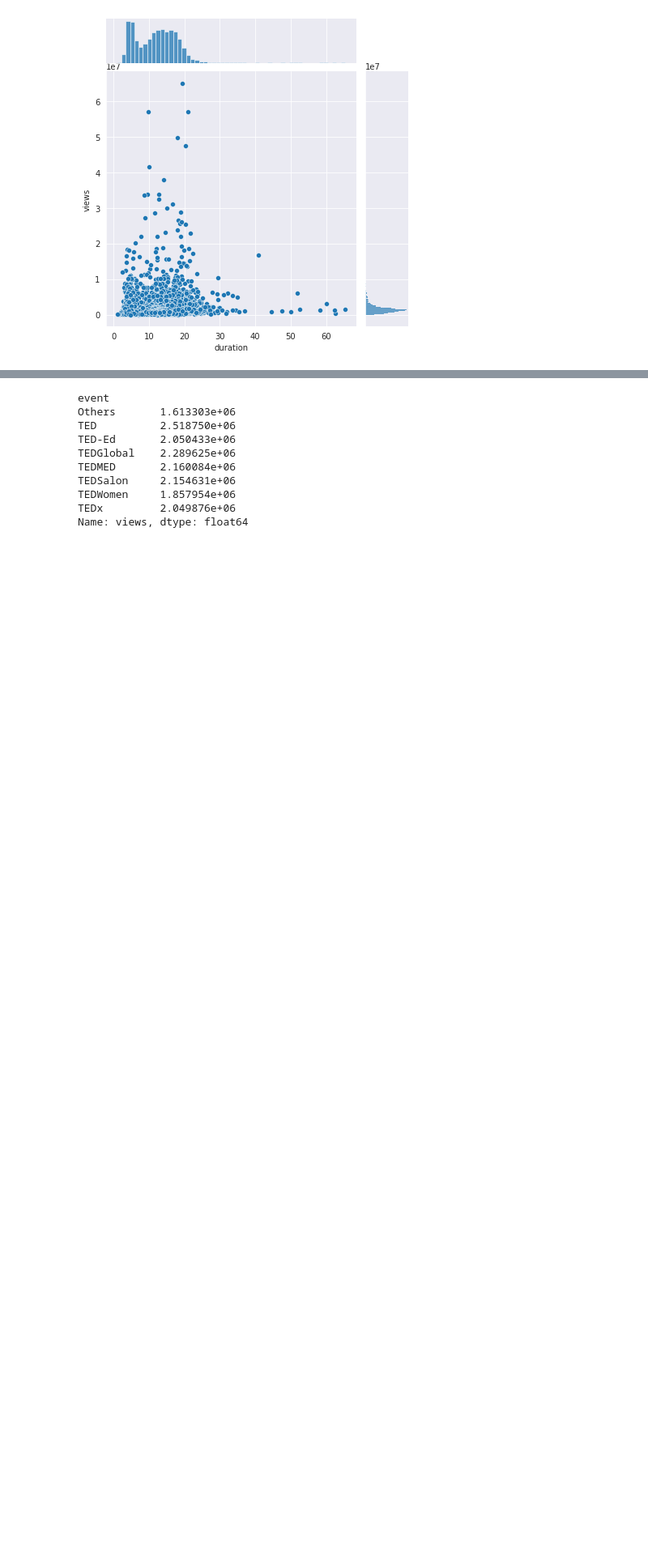
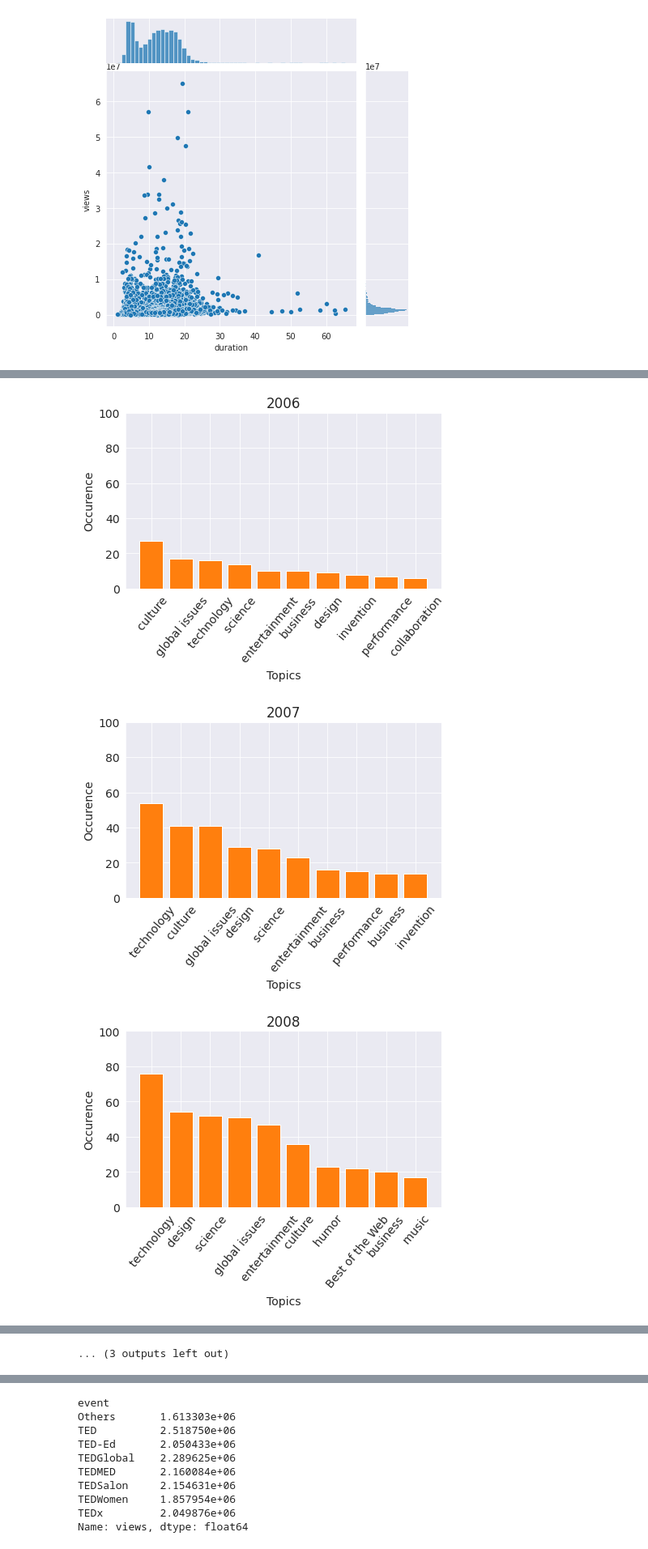
Before and after one commit to ankitbittu/Ted-talk-views-prediction, a Jupyter notebook: Copy_of_Ted_talk_views_prediction.ipynb, the cells around one changed output, grey strips where cells are left out. Shown at 81% size. Drawn from its saved outputs; the diff is of its cells as text; code cells hidden in the pictures; blank space fills up the shorter version.

```diff
--- a/Copy_of_Ted_talk_views_prediction.ipynb
+++ b/Copy_of_Ted_talk_views_prediction.ipynb
@@ -1064,0 +996,15 @@ Top 15 words for topic #5:
+# %%
+cat_dict = {0:'History, art and culture',
+            1:'Environment,ecology and climate',
+            2:'Finance, economics and business',
+            3:'Architecture, design and engineering',
+            4:'Music and entertainment',
+            5:'Society and social',
+            6:'Global issues',
+            7:'Health',
+            8:'Science and technology',
+            9:'Future and innovation',
+            10:'Education and animation'
+}
+# %%
+df_copy['talk_category'] = df_copy['Topic_Cluster'].map(cat_dict)
@@ -1064,0 +1031,2 @@ Top 15 words for topic #5:
+# %%
+df_copy['Event'] = df_copy['event'].apply(ted_cat)
@@ -1064,0 +1063,4 @@ Top 15 words for topic #5:
+# %%
+publish_year = []
+for i in range(df_copy.shape[0]):
+  publish_year.append(df_copy['release_year'][i])
@@ -1064,0 +1120,20 @@ Top 15 words for topic #5:
+# %%
+od = collections.OrderedDict(sorted(tags_dict.items()))
+tagData = od
+
+for year, values in tagData.items():
+    tags_counter = list(zip(*values))
+    X = list(tags_counter[0])
+    Y = list(tags_counter[1])
+    plt.bar(X,Y)
+    plt.xlabel('Topics')
+    plt.ylabel('Occurence')
+    plt.title(str(year))
+    plt.bar(*tags_counter)
+    plt.xticks(range(len(Y)),rotation=50)
+    plt.ylim(0, 100)
+    plt.show()
+# %% [output]
+[figure, added]
+[figure, added]
+[figure, added]
@@ -1064,0 +1149 @@ Top 15 words for topic #5:
+... (3 outputs left out)
```
Also changed, not shown: parts of 57 cells of this notebook.
